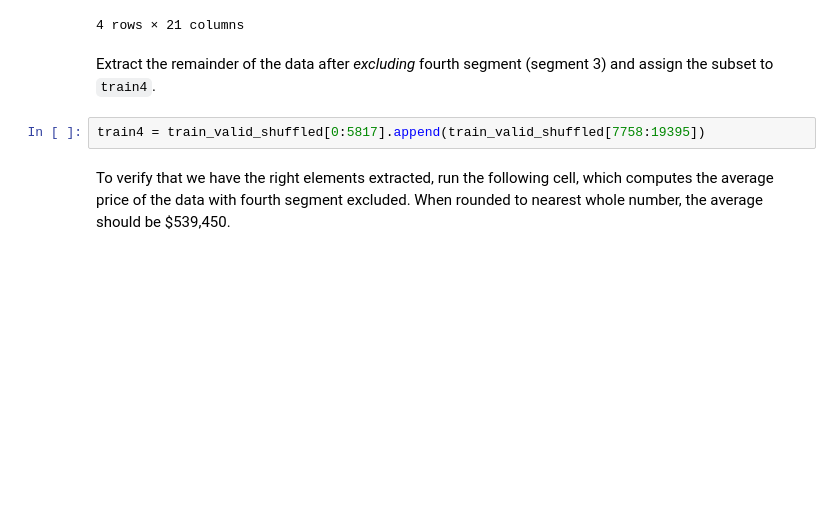
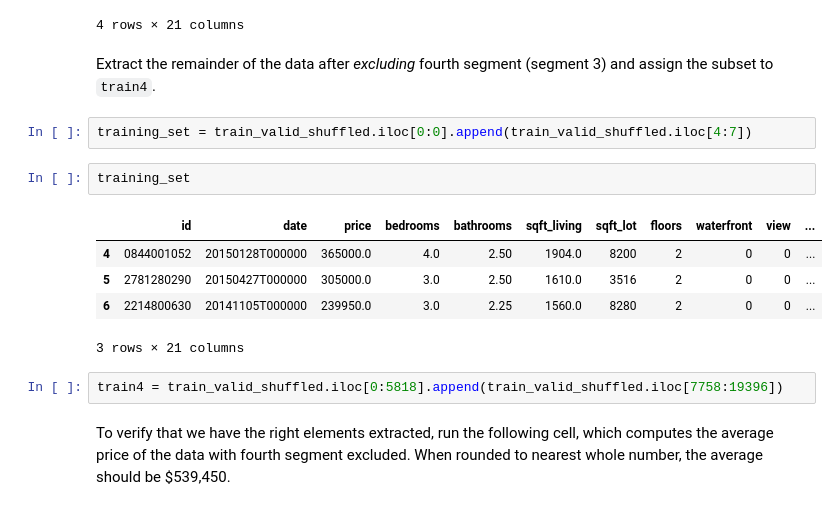
Before and after one commit to ddumet/coursera_machine_learning_pathway_regression, a Jupyter notebook: week-4-ridge-regression-assignment-1.ipynb, the cells around one changed output. Cells and saved outputs as stored; diff of their text form; blank space fills up the shorter version.

```diff
--- a/week-4-ridge-regression-assignment-1.ipynb
+++ b/week-4-ridge-regression-assignment-1.ipynb
@@ -480,8 +484,18 @@ first_two.append(last_two)
 4 rows × 21 columns
 # %% [markdown]
 Extract the remainder of the data after *excluding* fourth segment (segment 3) and assign the subset to `train4`.
+# %%
+training_set = train_valid_shuffled.iloc[0:0].append(train_valid_shuffled.iloc[4:7])
+# %%
+training_set
+# %% [output]
+|  | id | date | price | bedrooms | bathrooms | sqft_living | sqft_lot | floors | waterfront | view | ... |
+| 4 | 0844001052 | 20150128T000000 | 365000.0 | 4.0 | 2.50 | 1904.0 | 8200 | 2 | 0 | 0 | ... |
+| 5 | 2781280290 | 20150427T000000 | 305000.0 | 3.0 | 2.50 | 1610.0 | 3516 | 2 | 0 | 0 | ... |
+| 6 | 2214800630 | 20141105T000000 | 239950.0 | 3.0 | 2.25 | 1560.0 | 8280 | 2 | 0 | 0 | ... |
+3 rows × 21 columns
 # %%
-train4 = train_valid_shuffled[0:5817].append(train_valid_shuffled[7758:19395])
+train4 = train_valid_shuffled.iloc[0:5818].append(train_valid_shuffled.iloc[7758:19396])
 # %% [markdown]
 To verify that we have the right elements extracted, run the following cell, which computes the average price of the data with fourth segment excluded. When rounded to nearest whole number, the average should be $539,450.
 # %%
```
Also changed, not shown: parts of 19 cells of this notebook.
